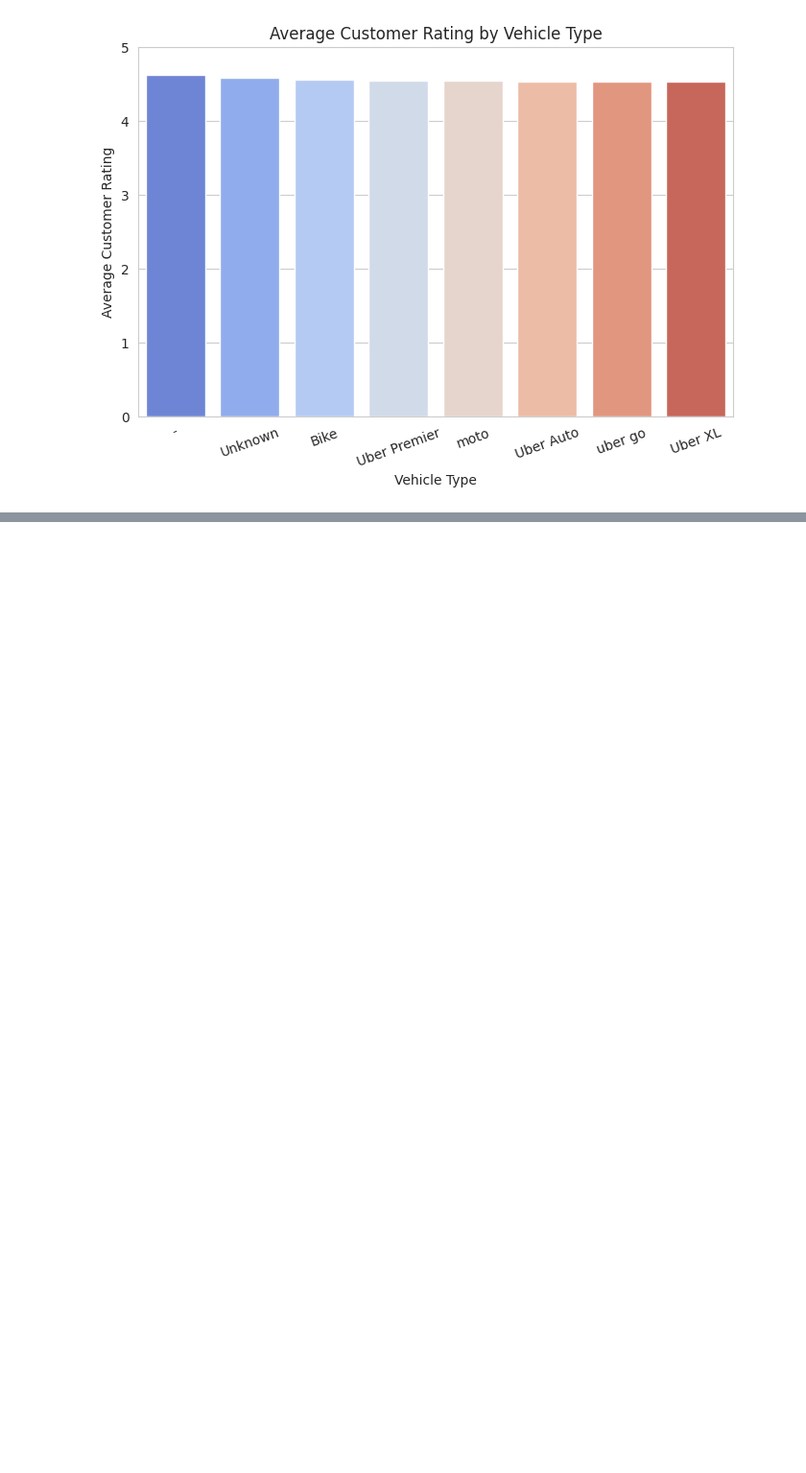
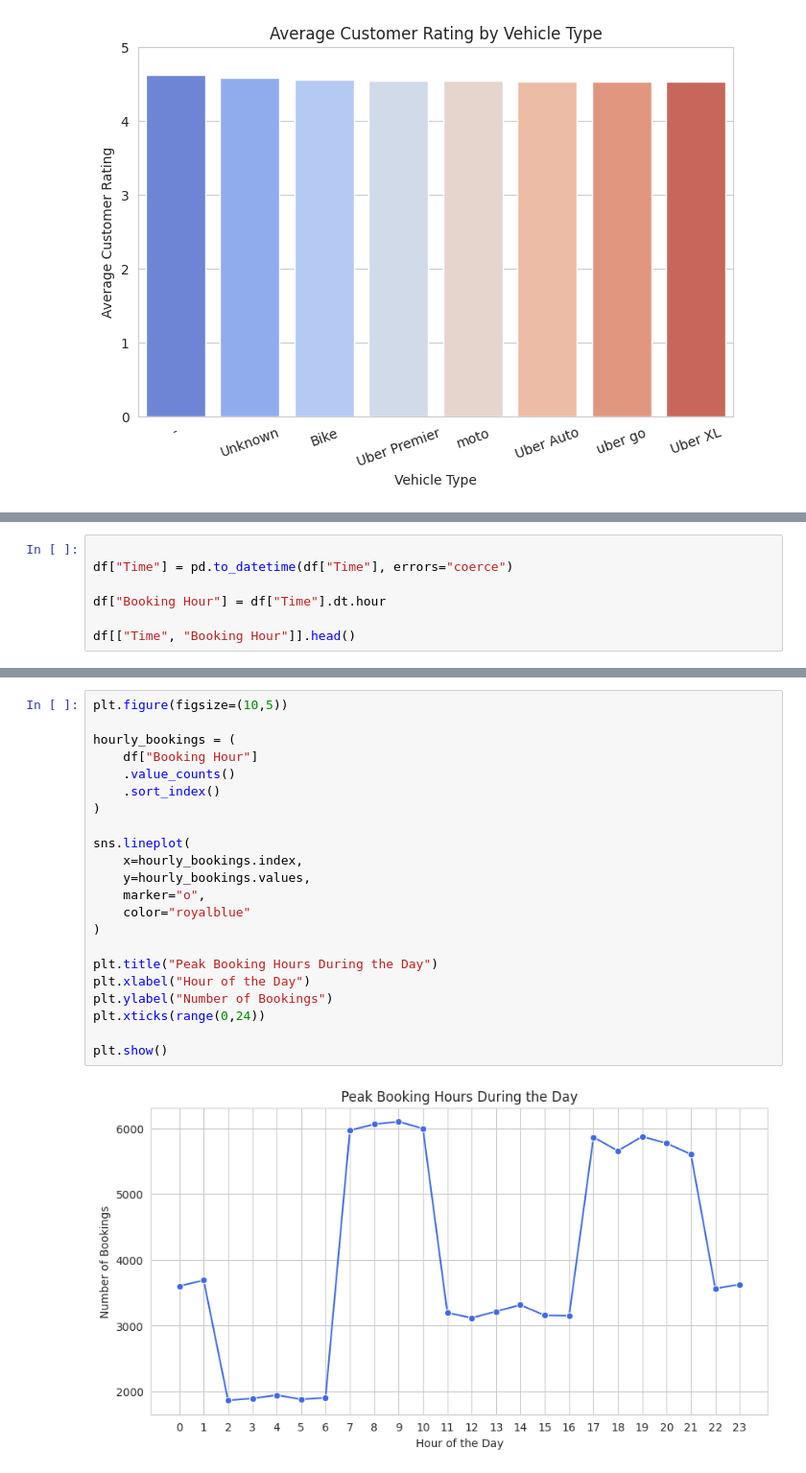
Before and after one commit to pri265126-stack/delhi-uber-eda, a Jupyter notebook: aws_task1.ipynb, the cells around one changed output, grey strips where cells are left out. Shown at 96% size. Drawn from its saved outputs; the diff is of its cells as text; blank space fills up the shorter version.

```diff
--- a/aws_task1.ipynb
+++ b/aws_task1.ipynb
@@ -644,0 +760,7 @@ Passing `palette` without assigning `hue` is deprecated and will be removed in v
+# %%
+
+df["Time"] = pd.to_datetime(df["Time"], errors="coerce")
+
+df["Booking Hour"] = df["Time"].dt.hour
+
+df[["Time", "Booking Hour"]].head()
@@ -644,0 +774,24 @@ Passing `palette` without assigning `hue` is deprecated and will be removed in v
+# %%
+plt.figure(figsize=(10,5))
+
+hourly_bookings = (
+    df["Booking Hour"]
+    .value_counts()
+    .sort_index()
+)
+
+sns.lineplot(
+    x=hourly_bookings.index,
+    y=hourly_bookings.values,
+    marker="o",
+    color="royalblue"
+)
+
+plt.title("Peak Booking Hours During the Day")
+plt.xlabel("Hour of the Day")
+plt.ylabel("Number of Bookings")
+plt.xticks(range(0,24))
+
+plt.show()
+# %% [output]
+[figure, added]
```
Also changed, not shown: parts of 14 cells of this notebook.
